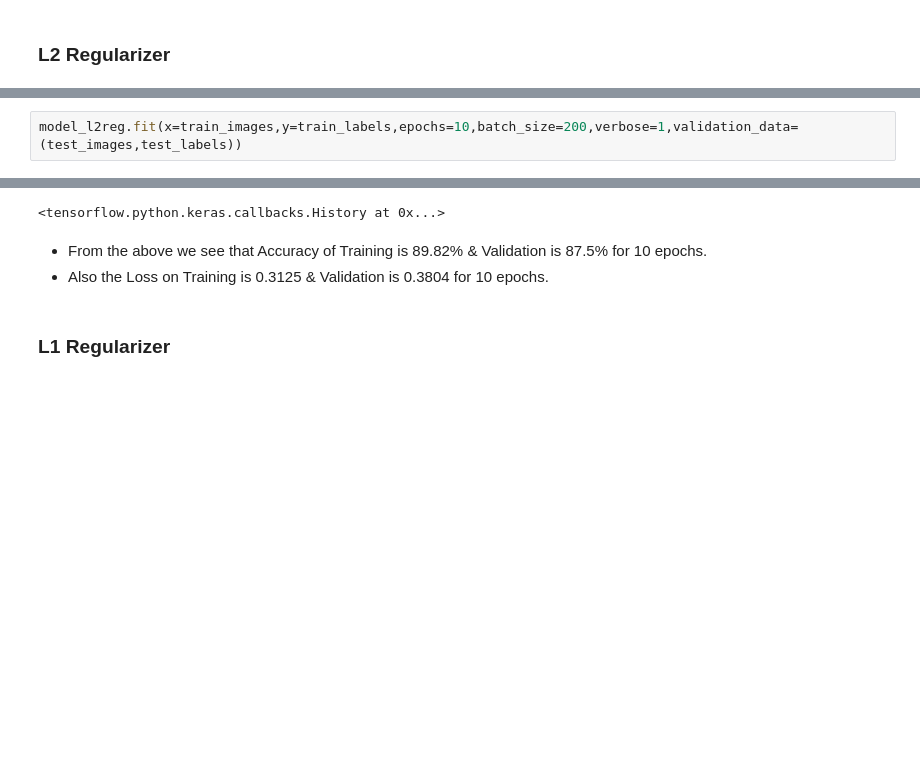
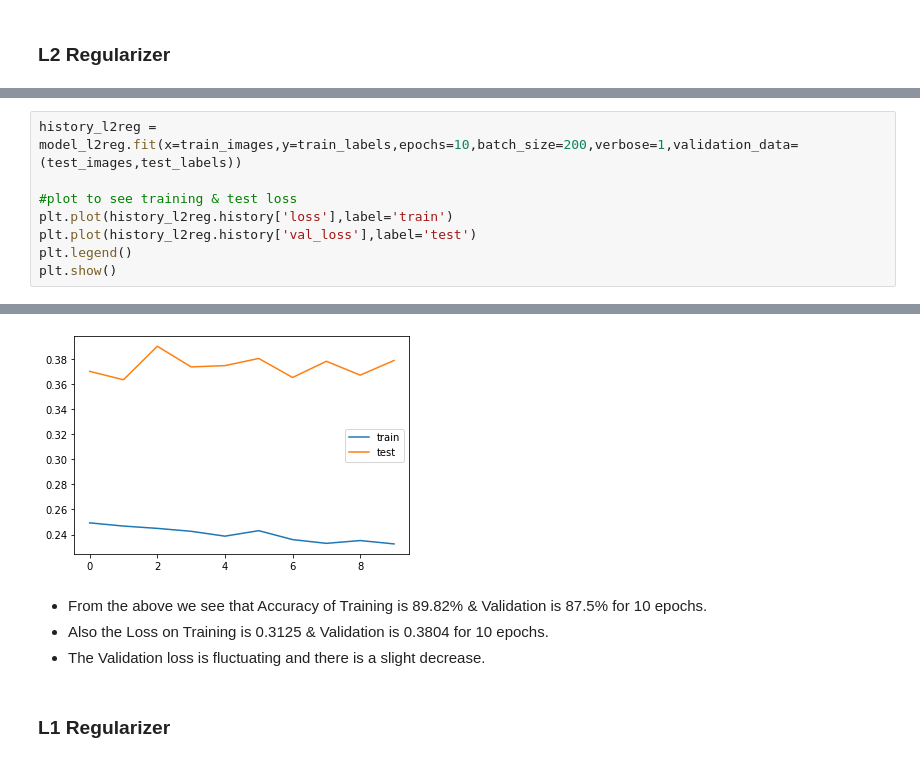
Before and after one commit to santhoshbvsrk/DeepLearning, a Jupyter notebook: MNIST/Fashion_MNIST.ipynb, the cells around one changed output, grey strips where cells are left out. Cells and saved outputs as stored; diff of their text form; blank space fills up the shorter version.

```diff
--- a/MNIST/Fashion_MNIST.ipynb
+++ b/MNIST/Fashion_MNIST.ipynb
@@ -157,6 +173,12 @@ Trainable params: 79,510
 Non-trainable params: 0
 _________________________________________________________________
 # %%
-model_l2reg.fit(x=train_images,y=train_labels,epochs=10,batch_size=200,verbose=1,validation_data=(test_images,test_labels))
+history_l2reg = model_l2reg.fit(x=train_images,y=train_labels,epochs=10,batch_size=200,verbose=1,validation_data=(test_images,test_labels))
+
+#plot to see training & test loss
+plt.plot(history_l2reg.history['loss'],label='train')
+plt.plot(history_l2reg.history['val_loss'],label='test')
+plt.legend()
+plt.show()
 # %% [output]
 Epoch 1/10
@@ -182,7 +204,8 @@ Epoch 10/10
-<tensorflow.python.keras.callbacks.History at 0x...>
+[figure, added]
 # %% [markdown]
 * From the above we see that Accuracy of Training is 89.82% & Validation is 87.5% for 10 epochs.
 * Also the Loss on Training is 0.3125 & Validation is 0.3804 for 10 epochs.
+* The Validation loss is fluctuating and there is a slight decrease.
 # %% [markdown]
 ### L1 Regularizer
 # %%
```
Also changed, not shown: parts of 38 cells of this notebook.
